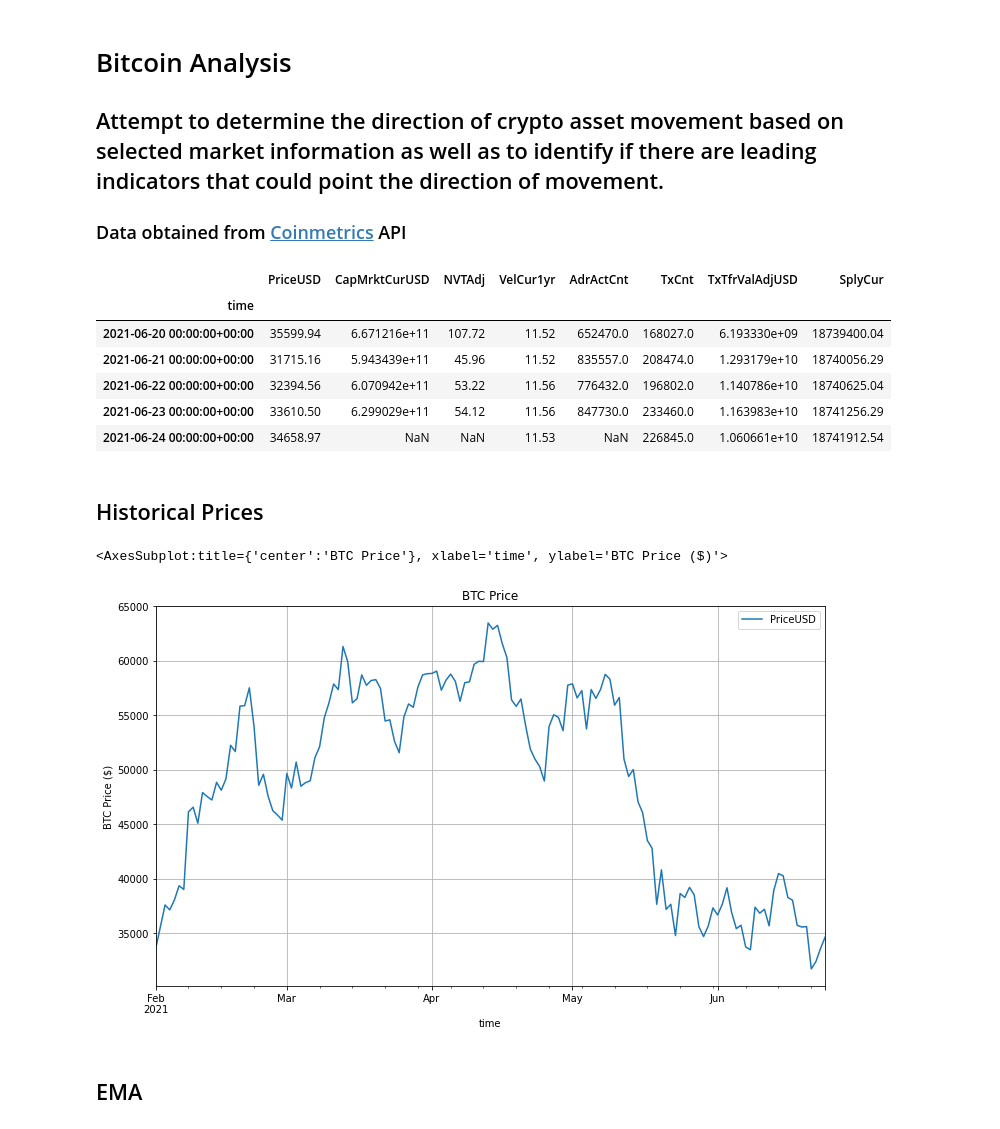
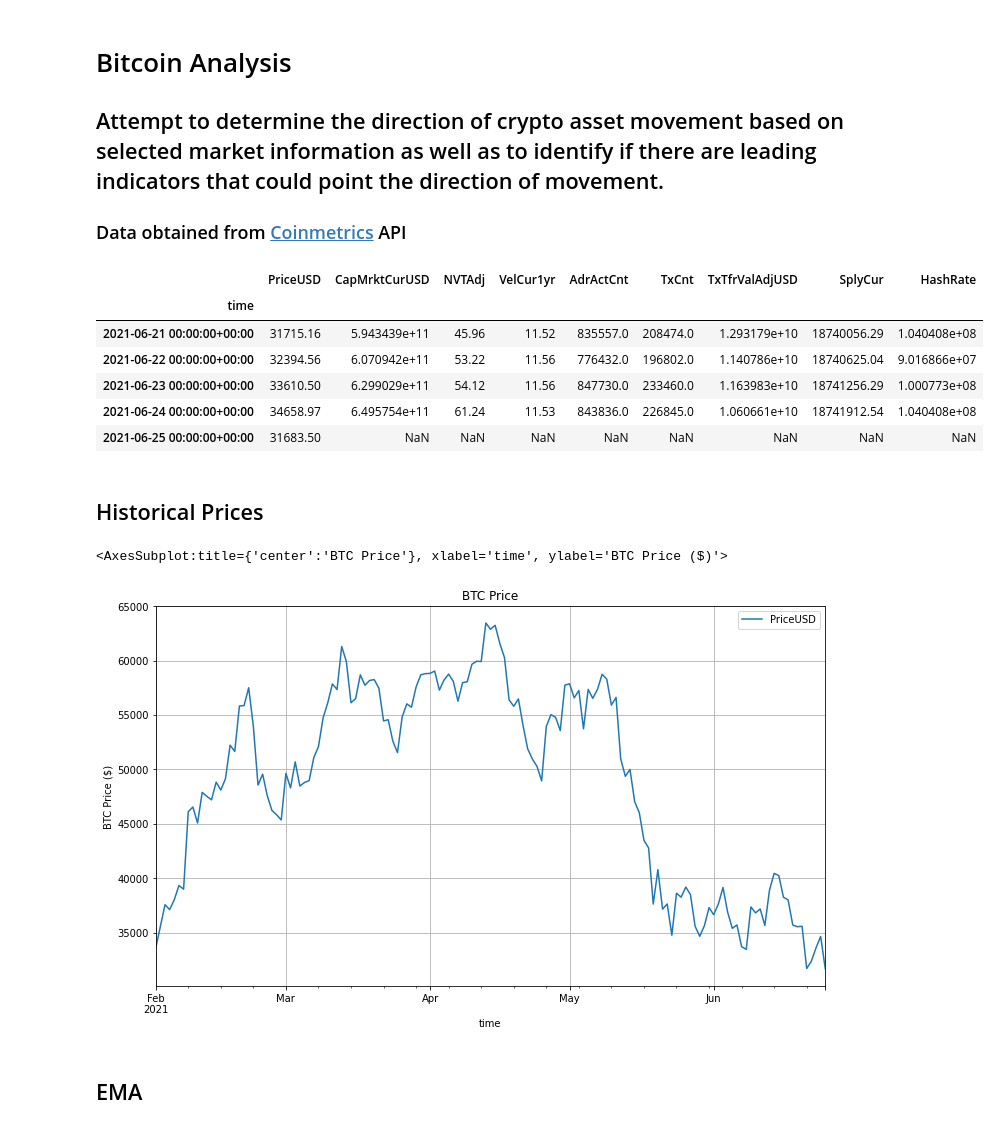
Before and after one commit to dbogatic/crypto-analysis, a Jupyter notebook: btc_coinmetrics.ipynb, the cells around one changed output. Drawn from its saved outputs; the diff is of its cells as text; code cells hidden in the pictures.

```diff
--- a/btc_coinmetrics.ipynb
+++ b/btc_coinmetrics.ipynb
@@ -16,22 +16,22 @@ import numpy as np
 # %%
 # Obtain data by specifying coin and data needed
 client = CoinMetricsClient()
-btc_metrics = client.get_asset_metrics(assets='btc',metrics=['PriceUSD','AdrActCnt','CapMrktCurUSD','NVTAdj','VelCur1yr','TxCnt','TxTfrValAdjUSD','SplyCur'],start_time='2021-02-01',frequency='1d')
+btc_metrics = client.get_asset_metrics(assets='btc',metrics=['PriceUSD','AdrActCnt','CapMrktCurUSD','NVTAdj','VelCur1yr','TxCnt','TxTfrValAdjUSD','SplyCur','HashRate'],start_time='2021-02-01',frequency='1d')
 btc_metrics = pd.DataFrame(btc_metrics)
 btc_metrics['time'] = pd.to_datetime(btc_metrics['time'])
 btc_metrics = btc_metrics.set_index('time')
 # %%
 # Select coin metrics from Coinmetrics API and convert to float
-btc_metrics = btc_metrics[['PriceUSD','CapMrktCurUSD','NVTAdj','VelCur1yr','AdrActCnt','TxCnt','TxTfrValAdjUSD','SplyCur']].astype('float').round(2)
+btc_metrics = btc_metrics[['PriceUSD','CapMrktCurUSD','NVTAdj','VelCur1yr','AdrActCnt','TxCnt','TxTfrValAdjUSD','SplyCur','HashRate']].astype('float').round(2)
 btc_metrics.tail()
 # %% [output]
-|  | PriceUSD | CapMrktCurUSD | NVTAdj | VelCur1yr | AdrActCnt | TxCnt | TxTfrValAdjUSD | SplyCur |
-| time |  |  |  |  |  |  |  |  |
-| 2021-06-20 00:00:00+00:00 | 35599.94 | 6.671216e+11 | 107.72 | 11.52 | 652470.0 | 168027.0 | 6.193330e+09 | 18739400.04 |
-| 2021-06-21 00:00:00+00:00 | 31715.16 | 5.943439e+11 | 45.96 | 11.52 | 835557.0 | 208474.0 | 1.293179e+10 | 18740056.29 |
-| 2021-06-22 00:00:00+00:00 | 32394.56 | 6.070942e+11 | 53.22 | 11.56 | 776432.0 | 196802.0 | 1.140786e+10 | 18740625.04 |
-| 2021-06-23 00:00:00+00:00 | 33610.50 | 6.299029e+11 | 54.12 | 11.56 | 847730.0 | 233460.0 | 1.163983e+10 | 18741256.29 |
-| 2021-06-24 00:00:00+00:00 | 34658.97 | NaN | NaN | 11.53 | NaN | 226845.0 | 1.060661e+10 | 18741912.54 |
+|  | PriceUSD | CapMrktCurUSD | NVTAdj | VelCur1yr | AdrActCnt | TxCnt | TxTfrValAdjUSD | SplyCur | HashRate |
+| time |  |  |  |  |  |  |  |  |  |
+| 2021-06-21 00:00:00+00:00 | 31715.16 | 5.943439e+11 | 45.96 | 11.52 | 835557.0 | 208474.0 | 1.293179e+10 | 18740056.29 | 1.040408e+08 |
+| 2021-06-22 00:00:00+00:00 | 32394.56 | 6.070942e+11 | 53.22 | 11.56 | 776432.0 | 196802.0 | 1.140786e+10 | 18740625.04 | 9.016866e+07 |
+| 2021-06-23 00:00:00+00:00 | 33610.50 | 6.299029e+11 | 54.12 | 11.56 | 847730.0 | 233460.0 | 1.163983e+10 | 18741256.29 | 1.000773e+08 |
+| 2021-06-24 00:00:00+00:00 | 34658.97 | 6.495754e+11 | 61.24 | 11.53 | 843836.0 | 226845.0 | 1.060661e+10 | 18741912.54 | 1.040408e+08 |
+| 2021-06-25 00:00:00+00:00 | 31683.50 | NaN | NaN | NaN | NaN | NaN | NaN | NaN | NaN |
 # %% [markdown]
 ## Historical Prices
 # %%
@@ -40,7 +40,7 @@ btc_price = btc_metrics[['PriceUSD']]
 btc_price.plot(figsize= (12,7), grid=True, title="BTC Price",ylabel='BTC Price ($)')
 # %% [output]
 <AxesSubplot:title={'center':'BTC Price'}, xlabel='time', ylabel='BTC Price ($)'>
-[figure, old version]
+[figure, new version]
 # %% [markdown]
 ## EMA
 # %%
```
Also changed, not shown: parts of 10 cells of this notebook, 3 other files.
